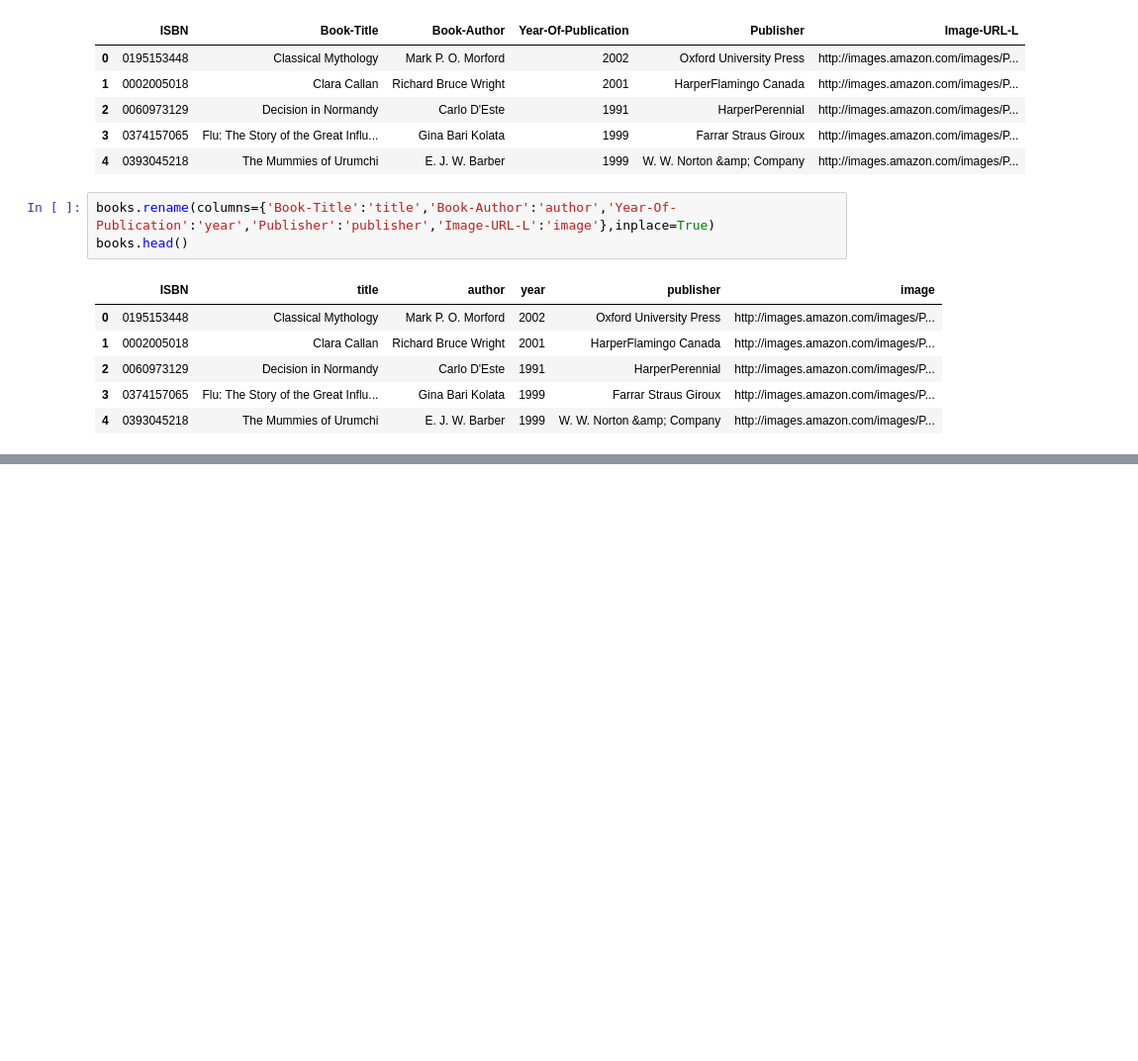
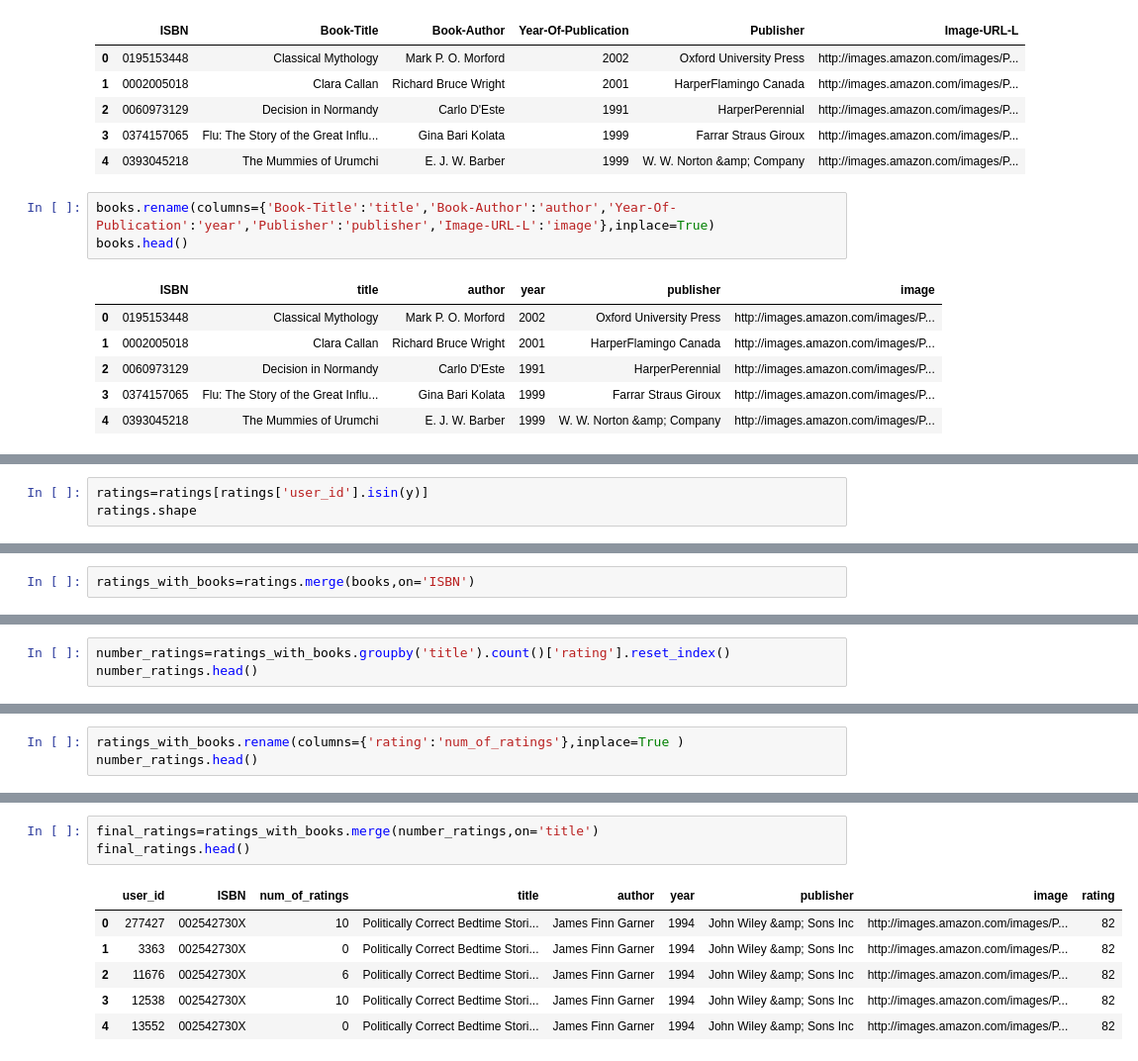
Before and after one commit to Pragati-Tripathi12/book_recommender, a Jupyter notebook: Notebook/research.ipynb, the cells around one changed output, grey strips where cells are left out. Shown at 99% size. Cells and saved outputs as stored; diff of their text form; blank space fills up the shorter version.

```diff
--- a/Notebook/research.ipynb
+++ b/Notebook/research.ipynb
@@ -60,0 +161,3 @@ books.head()
+# %%
+ratings=ratings[ratings['user_id'].isin(y)]
+ratings.shape
@@ -60,0 +183,2 @@ books.head()
+# %%
+ratings_with_books=ratings.merge(books,on='ISBN')
@@ -60,0 +194,3 @@ books.head()
+# %%
+number_ratings=ratings_with_books.groupby('title').count()['rating'].reset_index()
+number_ratings.head()
@@ -60,0 +204,3 @@ books.head()
+# %%
+ratings_with_books.rename(columns={'rating':'num_of_ratings'},inplace=True )
+number_ratings.head()
@@ -60,0 +214,10 @@ books.head()
+# %%
+final_ratings=ratings_with_books.merge(number_ratings,on='title')
+final_ratings.head()
+# %% [output]
+|  | user_id | ISBN | num_of_ratings | title | author | year | publisher | image | rating |
+| 0 | 277427 | 002542730X | 10 | Politically Correct Bedtime Stori... | James Finn Garner | 1994 | John Wiley &amp; Sons Inc | http://images.amazon.com/images/P... | 82 |
+| 1 | 3363 | 002542730X | 0 | Politically Correct Bedtime Stori... | James Finn Garner | 1994 | John Wiley &amp; Sons Inc | http://images.amazon.com/images/P... | 82 |
+| 2 | 11676 | 002542730X | 6 | Politically Correct Bedtime Stori... | James Finn Garner | 1994 | John Wiley &amp; Sons Inc | http://images.amazon.com/images/P... | 82 |
+| 3 | 12538 | 002542730X | 10 | Politically Correct Bedtime Stori... | James Finn Garner | 1994 | John Wiley &amp; Sons Inc | http://images.amazon.com/images/P... | 82 |
+| 4 | 13552 | 002542730X | 0 | Politically Correct Bedtime Stori... | James Finn Garner | 1994 | John Wiley &amp; Sons Inc | http://images.amazon.com/images/P... | 82 |
```
Also changed, not shown: parts of 17 cells of this notebook.
